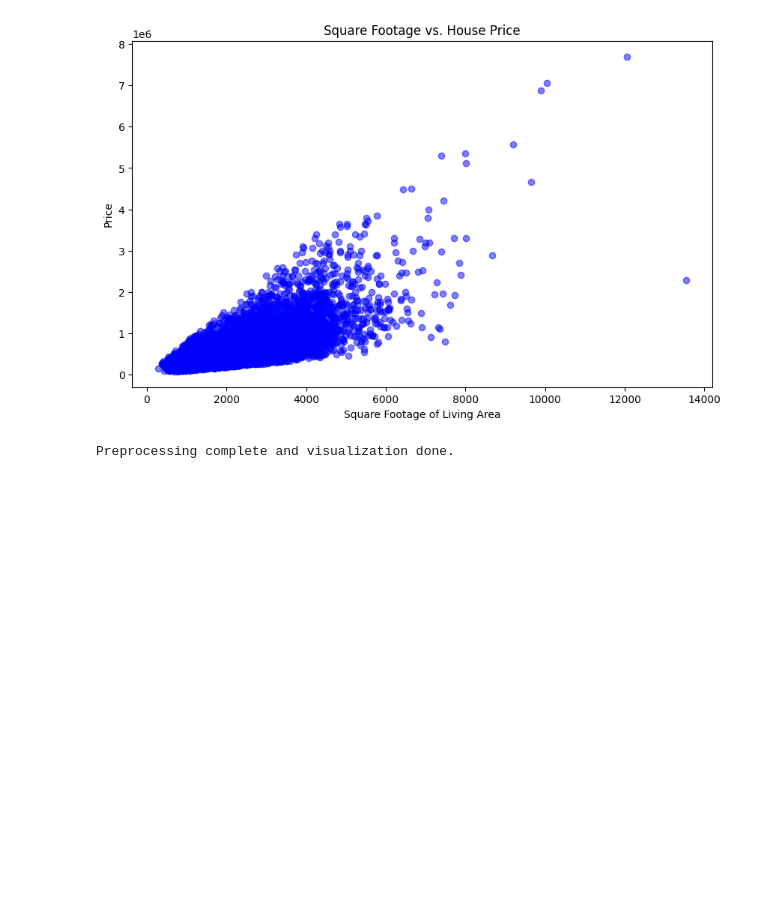
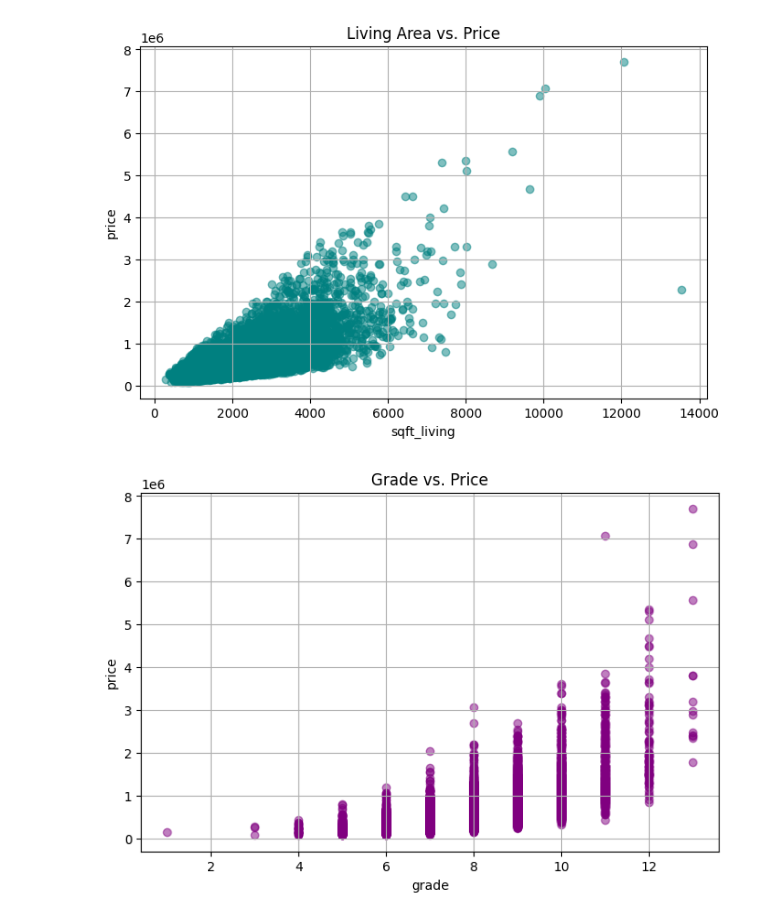
Before and after one commit to vanesarama/MachineLearningExercise0, a Jupyter notebook: king_county_dataset.ipynb, the cells around one changed output. Cells and saved outputs as stored; diff of their text form; code cells hidden in the pictures; blank space fills up the shorter version.

Commit message:
added more relations

```diff
--- a/king_county_dataset.ipynb
+++ b/king_county_dataset.ipynb
@@ -26,9 +44,0 @@ from sklearn.model_selection import train_test_split
-# %%
-# Section 2: Load the Dataset
-
-# Replace with the actual dataset URL or file path
-url = 'king_county_dataset.csv'  # Example placeholder URL
-data = pd.read_csv(url)
-
-# Display the first few rows of the dataset to understand its structure
-data.head()
@@ -99,27 +80,23 @@ X_train, X_test, y_train, y_test = train_test_split(X, y, test_size=0.2, random_
 X_train_preprocessed = preprocessor.fit_transform(X_train)
 X_test_preprocessed = preprocessor.transform(X_test)
 # %%
-# Section 6: Visualize the Data
-
-# Visualize the relationship between sqft_living and price
-plt.figure(figsize=(10, 6))
-plt.scatter(X['sqft_living'], y, alpha=0.5, color='b')
-plt.title('Square Footage vs. House Price')
-plt.xlabel('Square Footage of Living Area')
-plt.ylabel('Price')
+# sqft_living vs. price
+plt.figure(figsize=(8, 5))
+plt.scatter(data['sqft_living'], data['price'], alpha=0.5, color='teal')
+plt.title('Living Area vs. Price')
+plt.xlabel('sqft_living')
+plt.ylabel('price')
+plt.grid(True)
 plt.show()
 
-# You can also visualize other relationships, for example:
-# plt.scatter(X['sqft_lot'], y, alpha=0.5, color='r')
-# plt.title('Lot Size vs. House Price')
-# plt.xlabel('Square Footage of Lot')
-# plt.ylabel('Price')
-# plt.show()
+# grade vs. price
+plt.figure(figsize=(8, 5))
+plt.scatter(data['grade'], data['price'], alpha=0.5, color='purple')
+plt.title('Grade vs. Price')
+plt.xlabel('grade')
+plt.ylabel('price')
+plt.grid(True)
+plt.show()
 # %% [output]
-[figure, old version]
+[figure, new version]
+[figure, added]
-# %%
-# Section 7: Conclusion
-
-print("Preprocessing complete and visualization done.")
-# %% [output]
-Preprocessing complete and visualization done.
```
Also changed, not shown: parts of 12 cells of this notebook.
